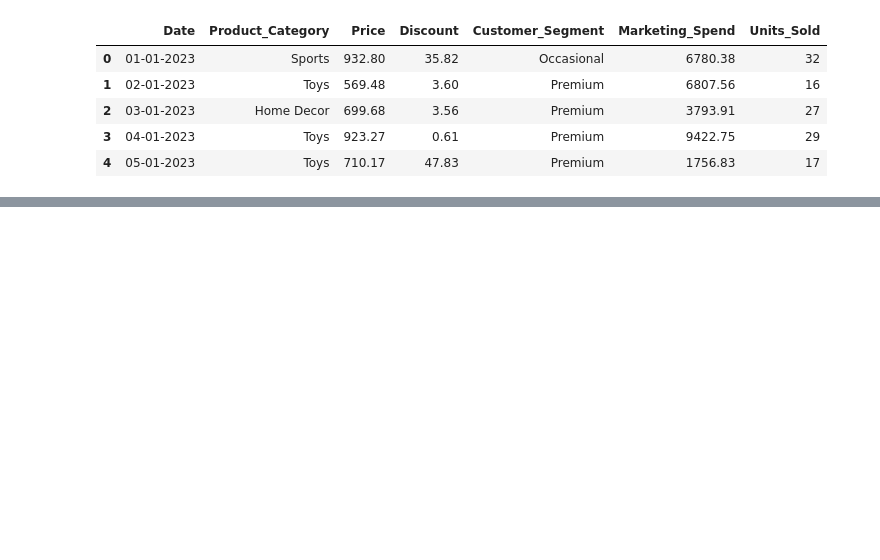
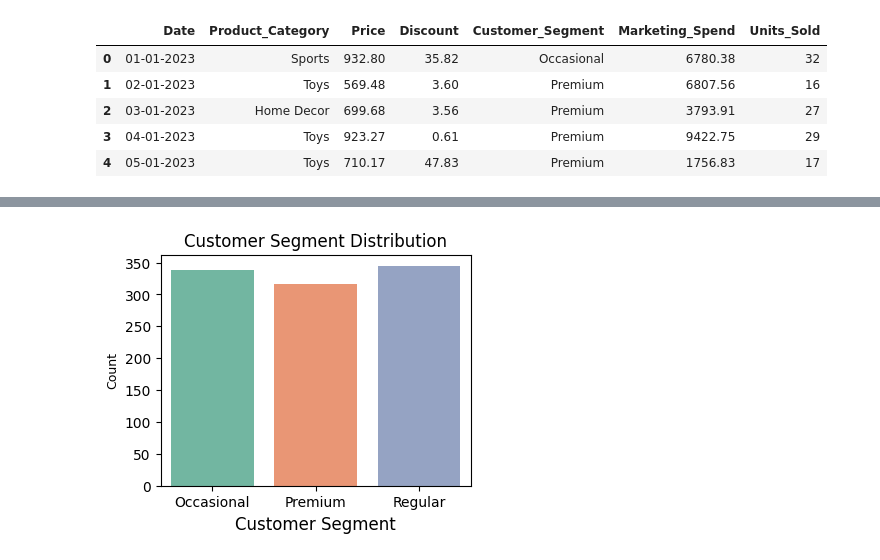
Before and after one commit to OPE152/EcommerceSalesRegression, a Jupyter notebook: ecs/main.ipynb, the cells around one changed output, grey strips where cells are left out. Saved outputs shown, nothing was run; the diff lists cells and outputs as text; code cells hidden in the pictures; blank space fills up the shorter version.

```diff
--- a/ecs/main.ipynb
+++ b/ecs/main.ipynb
@@ -33,0 +176,10 @@ df.to_csv(output_file, index=False)
+# %%
+plt.figure(figsize=(4, 3))
+sns.countplot(x='Customer_Segment', data=df, palette='Set2')
+plt.title('Customer Segment Distribution', fontsize=12)
+plt.xlabel('Customer Segment', fontsize=12)
+plt.ylabel('Count', fontsize=9)
+plt.show()
+warnings.filterwarnings('ignore')
+# %% [output]
+[figure, added]
```
Also changed, not shown: parts of 21 cells of this notebook.
